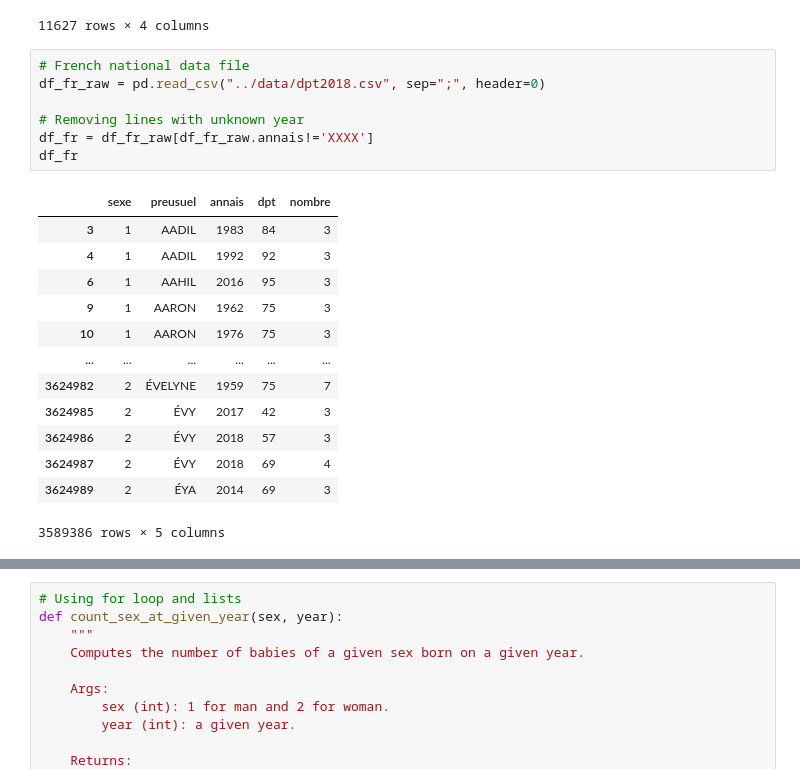
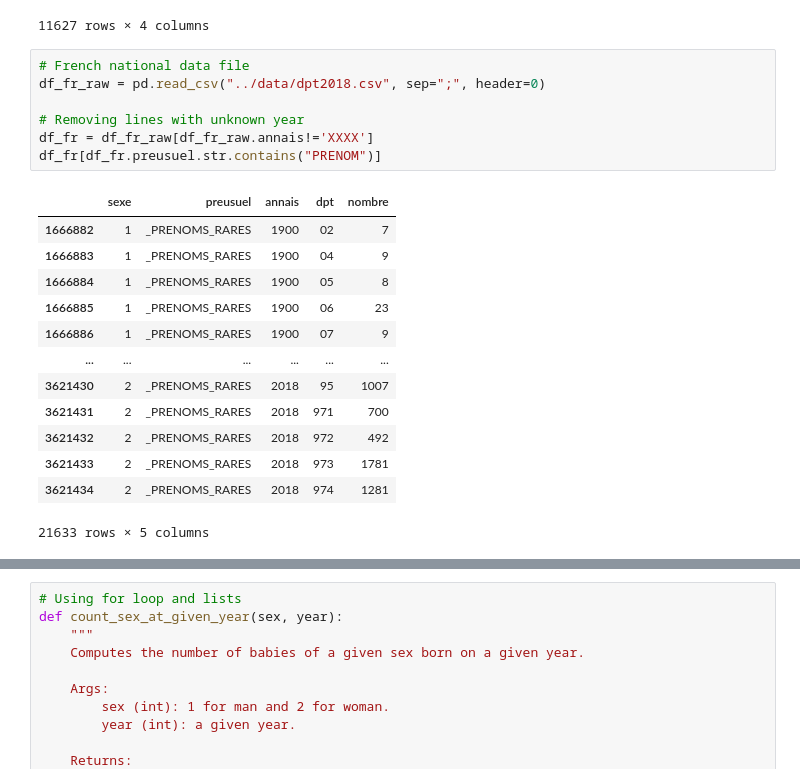
Before and after one commit to dubois-j/Projet_prenoms, a Jupyter notebook: notebooks/projet_prenoms.ipynb, the cells around one changed output, grey strips where cells are left out. Cells and saved outputs as stored; diff of their text form.

```diff
--- a/notebooks/projet_prenoms.ipynb
+++ b/notebooks/projet_prenoms.ipynb
@@ -49,23 +49,23 @@ df_btn
 # %%
 # French national data file
 df_fr_raw = pd.read_csv("../data/dpt2018.csv", sep=";", header=0)
 
 # Removing lines with unknown year
 df_fr = df_fr_raw[df_fr_raw.annais!='XXXX']
-df_fr
+df_fr[df_fr.preusuel.str.contains("PRENOM")]
 # %% [output]
 |  | sexe | preusuel | annais | dpt | nombre |
-| 3 | 1 | AADIL | 1983 | 84 | 3 |
-| 4 | 1 | AADIL | 1992 | 92 | 3 |
-| 6 | 1 | AAHIL | 2016 | 95 | 3 |
-| 9 | 1 | AARON | 1962 | 75 | 3 |
-| 10 | 1 | AARON | 1976 | 75 | 3 |
+| 1666882 | 1 | _PRENOMS_RARES | 1900 | 02 | 7 |
+| 1666883 | 1 | _PRENOMS_RARES | 1900 | 04 | 9 |
+| 1666884 | 1 | _PRENOMS_RARES | 1900 | 05 | 8 |
+| 1666885 | 1 | _PRENOMS_RARES | 1900 | 06 | 23 |
+| 1666886 | 1 | _PRENOMS_RARES | 1900 | 07 | 9 |
 | ... | ... | ... | ... | ... | ... |
-| 3624982 | 2 | ÉVELYNE | 1959 | 75 | 7 |
-| 3624985 | 2 | ÉVY | 2017 | 42 | 3 |
-| 3624986 | 2 | ÉVY | 2018 | 57 | 3 |
-| 3624987 | 2 | ÉVY | 2018 | 69 | 4 |
-| 3624989 | 2 | ÉYA | 2014 | 69 | 3 |
+| 3621430 | 2 | _PRENOMS_RARES | 2018 | 95 | 1007 |
+| 3621431 | 2 | _PRENOMS_RARES | 2018 | 971 | 700 |
+| 3621432 | 2 | _PRENOMS_RARES | 2018 | 972 | 492 |
+| 3621433 | 2 | _PRENOMS_RARES | 2018 | 973 | 1781 |
+| 3621434 | 2 | _PRENOMS_RARES | 2018 | 974 | 1281 |
-3589386 rows × 5 columns
+21633 rows × 5 columns
 # %% [markdown]
 ## Proportion of men & women over time
```
Also changed, not shown: parts of 14 cells of this notebook.
